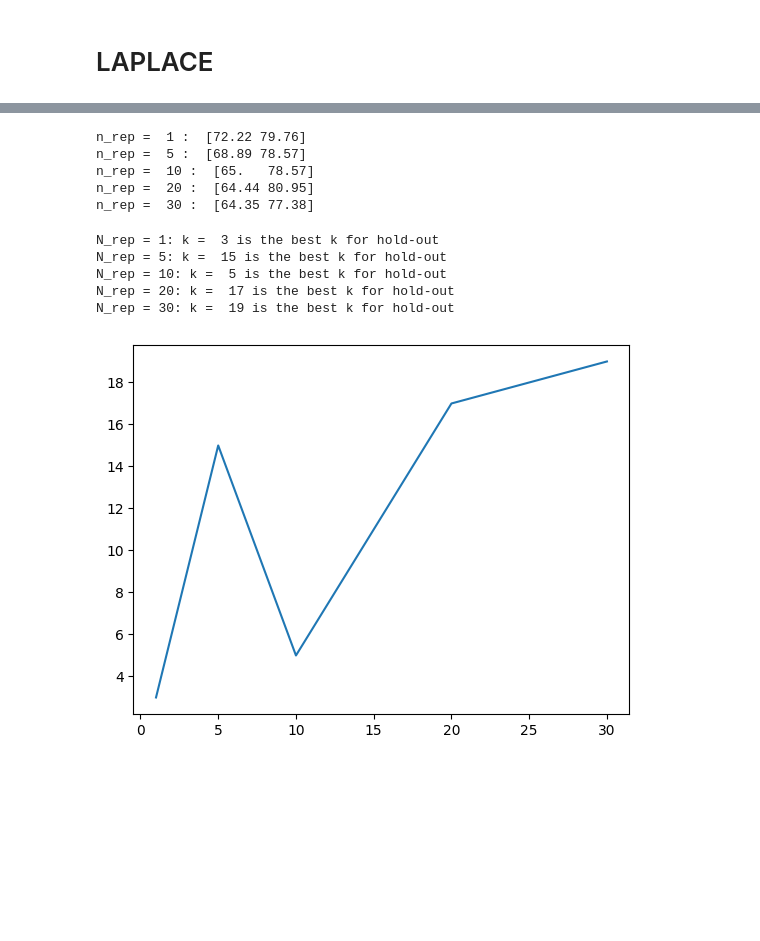
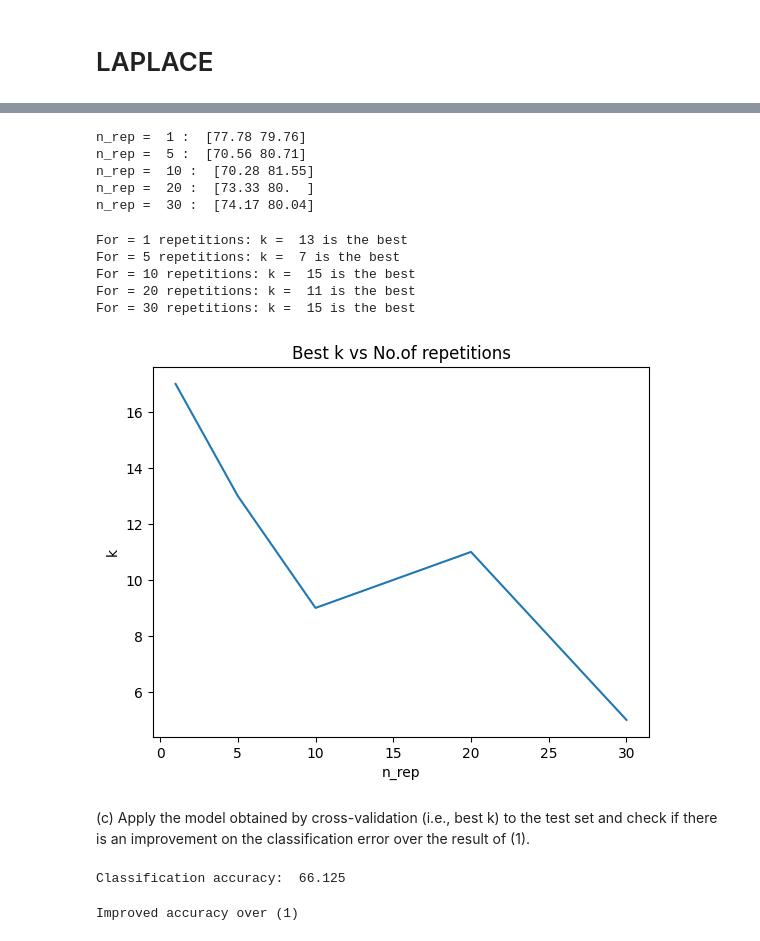
Before and after one commit to DarkWake9/EE5610, a Jupyter notebook: assignment-1.ipynb, the cells around one changed output, grey strips where cells are left out. Cells and saved outputs as stored; diff of their text form; code cells hidden in the pictures; blank space fills up the shorter version.

```diff
--- a/assignment-1.ipynb
+++ b/assignment-1.ipynb
@@ -177,6 +184,7 @@ def outCVkNN(X, Y, k, n_rep, hold_out_rho):
     n = len(X)
     n_hold_out = int(n*hold_out_rho)
     hold_out_accuracy = np.zeros(n_rep)
+    train_accuracy = np.zeros(n_rep)
     for i in range(n_rep):
         shuffle_idx = np.random.permutation(n)
         X_train = X[shuffle_idx]
@@ -188,7 +196,7 @@ def outCVkNN(X, Y, k, n_rep, hold_out_rho):
         Y_pred_hold_out = kNNClassify(X_train, Y_train, X_hold_out, k)
         hold_out_accuracy[i] = np.count_nonzero(Y_hold_out == Y_pred_hold_out)/len(Y_hold_out)
         Y_pred_train = kNNClassify(X_train, Y_train, X_train, k)
-        train_accuracy = np.count_nonzero(Y_train == Y_pred_train)/len(Y_train)
+        train_accuracy[i] = np.count_nonzero(Y_train == Y_pred_train)/len(Y_train)
 
 
     return np.round([np.mean(hold_out_accuracy)*100, np.mean(train_accuracy)*100], 2)
@@ -254,12 +270,12 @@ n_rep =  30 :  [67.96 79.76]
 # %%
-best_k = []
+best_k_nrep = []
 for n_rep in [1, 5, 10, 20, 30]:
     # print("rho = ", rho, ": ", outCVkNN(X_train, Y_train, 5, 10, rho))
     aaa = []
     for k in range(1, 23, 2):
         knnout = outCVkNN(X_train, Y_train, k, n_rep, 0.3)
         aaa.append(knnout)
-    best_k.append(np.argmax([x[0] for x in aaa])*2+1)
+    best_k_nrep.append(np.argmax([x[0] for x in aaa])*2+1)
     # print('N_rep = ' + str(rho) + ': k = ', np.argmax([x[0] for x in aaa])*2+1, 'is the best k for hold-out')
-    print('N_rep = ' + str(n_rep) + ': k = ', np.argmax([x[0] for x in aaa])*2+1, 'is the best k for hold-out')
+    print('For = ' + str(n_rep) + ' repetitions: k = ', np.argmax([x[0] for x in aaa])*2+1, 'is the best')
 # %% [output]
@@ -427,6 +472,7 @@ def outCVkNN(X, Y, k, n_rep, hold_out_rho):
     n = len(X)
     n_hold_out = int(n*hold_out_rho)
     hold_out_accuracy = np.zeros(n_rep)
+    train_accuracy = np.zeros(n_rep)
     for i in range(n_rep):
         shuffle_idx = np.random.permutation(n)
         X_train = X[shuffle_idx]
@@ -438,7 +484,7 @@ def outCVkNN(X, Y, k, n_rep, hold_out_rho):
         Y_pred_hold_out = kNNClassify(X_train, Y_train, X_hold_out, k)
         hold_out_accuracy[i] = np.count_nonzero(Y_hold_out == Y_pred_hold_out)/len(Y_hold_out)
         Y_pred_train = kNNClassify(X_train, Y_train, X_train, k)
-        train_accuracy = np.count_nonzero(Y_train == Y_pred_train)/len(Y_train)
+        train_accuracy[i] = np.count_nonzero(Y_train == Y_pred_train)/len(Y_train)
 
 
     return np.round([np.mean(hold_out_accuracy)*100, np.mean(train_accuracy)*100], 2)
@@ -496,30 +550,51 @@ plt.show()
 for n_rep in [1, 5, 10, 20, 30]:
     print("n_rep = ", n_rep, ": ", outCVkNN(X_train, Y_train, 5, n_rep, 0.3))
 # %% [output]
-n_rep =  1 :  [72.22 79.76]
-n_rep =  5 :  [68.89 78.57]
-n_rep =  10 :  [65.   78.57]
-n_rep =  20 :  [64.44 80.95]
-n_rep =  30 :  [64.35 77.38]
+n_rep =  1 :  [77.78 79.76]
+n_rep =  5 :  [70.56 80.71]
+n_rep =  10 :  [70.28 81.55]
+n_rep =  20 :  [73.33 80.  ]
+n_rep =  30 :  [74.17 80.04]
 # %%
-best_k = []
+best_k_nrep = []
 for n_rep in [1, 5, 10, 20, 30]:
     # print("rho = ", rho, ": ", outCVkNN(X_train, Y_train, 5, 10, rho))
     aaa = []
     for k in range(1, 23, 2):
         knnout = outCVkNN(X_train, Y_train, k, n_rep, 0.3)
         aaa.append(knnout)
-    best_k.append(np.argmax([x[0] for x in aaa])*2+1)
-    print('N_rep = ' + str(n_rep) + ': k = ', np.argmax([x[0] for x in aaa])*2+1, 'is the best k for hold-out')
+    best_k_nrep.append(np.argmax([x[0] for x in aaa])*2+1)
+    # print('N_rep = ' + str(rho) + ': k = ', np.argmax([x[0] for x in aaa])*2+1, 'is the best k for hold-out')
+    print('For = ' + str(n_rep) + ' repetitions: k = ', np.argmax([x[0] for x in aaa])*2+1, 'is the best')
 # %% [output]
-N_rep = 1: k =  3 is the best k for hold-out
-N_rep = 5: k =  15 is the best k for hold-out
-N_rep = 10: k =  5 is the best k for hold-out
-N_rep = 20: k =  17 is the best k for hold-out
-N_rep = 30: k =  19 is the best k for hold-out
+For = 1 repetitions: k =  13 is the best
+For = 5 repetitions: k =  7 is the best
+For = 10 repetitions: k =  15 is the best
+For = 20 repetitions: k =  11 is the best
+For = 30 repetitions: k =  15 is the best
 # %%
 #k vs n_rep
 plt.plot([1, 5, 10, 20, 30], best_k)
+plt.xlabel('n_rep')
+plt.ylabel('k')
+plt.title('Best k vs No.of repetitions')
 plt.show()
 # %% [output]
-[figure, old version]
+[figure, new version]
+# %% [markdown]
+(c) Apply the model obtained by cross-validation (i.e., best k) to the test set and check if
+there is an improvement on the classification error over the result of (1).
+# %%
+acc_cv = 100 * np.count_nonzero(kNNClassify(X_train, Y_train, X_test, k_best) == Y_test)/len(Y_test)
+# Accuracy
+print("Classification accuracy: ", acc_cv)
+# %% [output]
+Classification accuracy:  66.125
+# %%
+if acc_cv > accuracy:
+    print("Improved accuracy over (1)")
+
+else:
+    print("No improvement over (1)")
+# %% [output]
+Improved accuracy over (1)
```
Also changed, not shown: parts of 38 cells of this notebook, 1 other file.
